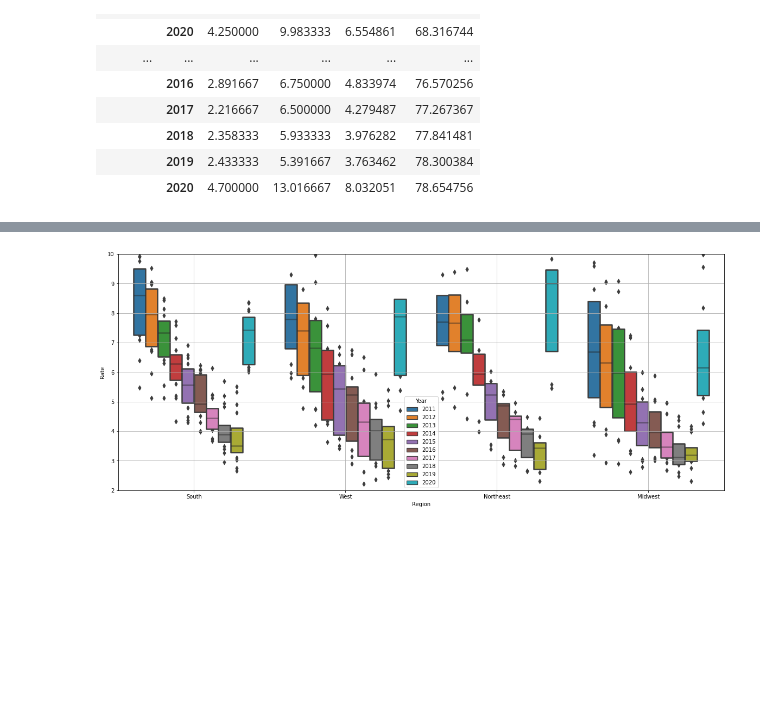
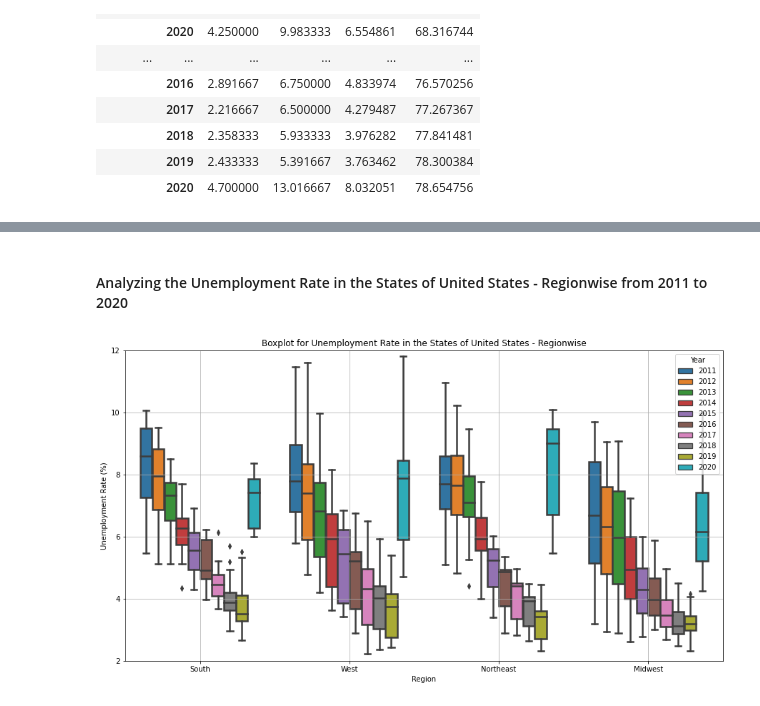
Before and after one commit to Ankita-Khiratkar/2021Fall_finals, a Jupyter notebook: Final_Project.ipynb, the cells around one changed output, grey strips where cells are left out. Saved outputs shown, nothing was run; the diff lists cells and outputs as text; code cells hidden in the pictures; blank space fills up the shorter version.

```diff
--- a/Final_Project.ipynb
+++ b/Final_Project.ipynb
@@ -234,6 +279,12 @@ df_state_emp_yearly = df_state_emp_inv.groupby(['State', 'Year'])['Rate'].mean()
+# %%
+df_state_region_pop = invert_state_df(get_state_region_pop_df(path_1='./Data/State Population/statewise population.csv',
+                                                              path_2='./Data/State Population/state_region_division.csv'))
+
+df_state_unemp = get_state_umemp_df(path='./Data/Unemployment Rates for States/state_unemployment_11_21.csv')
 # %%
-df_state_emp_pop_reg = pd.merge(df_state_emp_yearly, df_state_pop_inv,
+df_state_unemp_yearly = df_state_unemp.groupby(['State', 'Year'])['Rate'].mean().reset_index()
+df_state_unemp_pop_reg = pd.merge(df_state_unemp_yearly, df_state_region_pop,
                          left_on=['State', 'Year'],
                         right_on=['State', 'Year'],
                         how='inner')
-df_state_emp_pop_reg['Population'] = df_state_emp_pop_reg['Population']/10**6
+df_state_unemp_pop_reg['Population'] = df_state_unemp_pop_reg['Population']/10**6
@@ -263,8 +334,13 @@ df_state_emp_pop_reg.groupby(['Region','Year'])['Rate', 'Population'].agg({'Rate
+# %% [markdown]
+#### Analyzing the Unemployment Rate in the States of United States - Regionwise from 2011 to 2020
 # %%
-fig, ax = plt.subplots(figsize=(20, 8))
-sns.boxenplot(data=df_state_emp_pop_reg, x='Region', y='Rate', hue='Year', ax=ax, linewidth=2.5)
+fig, ax = plt.subplots(figsize=(15, 8))
+sns.boxplot(data=df_state_unemp_pop_reg, x='Region', y='Rate', hue='Year', ax=ax, linewidth=2.5)
+plt.title('Boxplot for Unemployment Rate in the States of United States - Regionwise')
+plt.ylabel('Unemployment Rate (%)')
+plt.xlabel('Region')
 plt.grid()
-plt.ylim([2,10])
+plt.ylim([2,12])
 plt.show()
 # %% [output]
-[figure, old version]
+[figure, new version]
```
Also changed, not shown: parts of 70 cells of this notebook.
